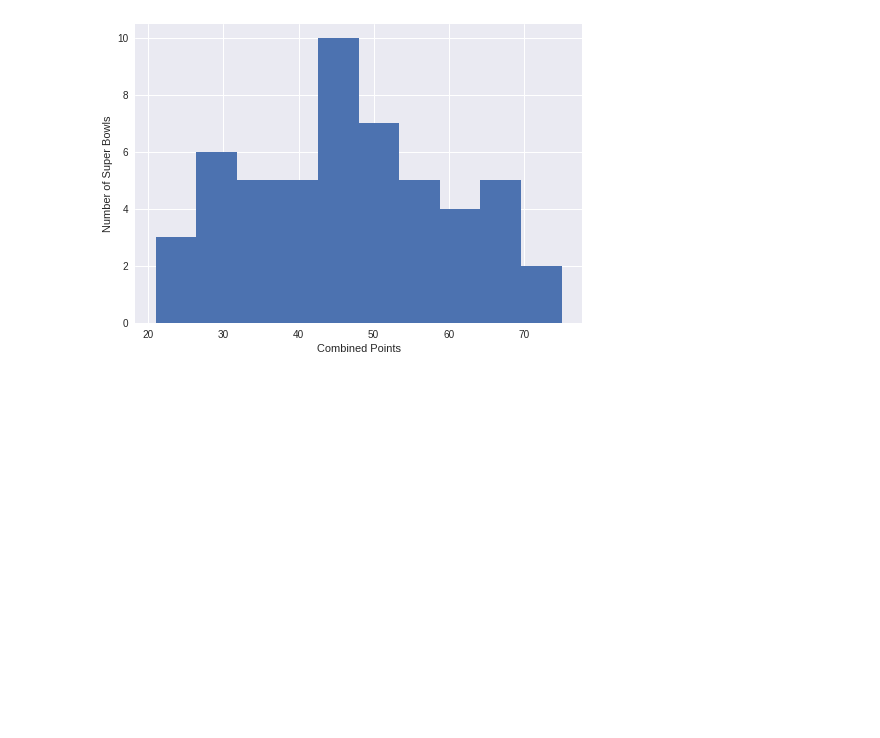
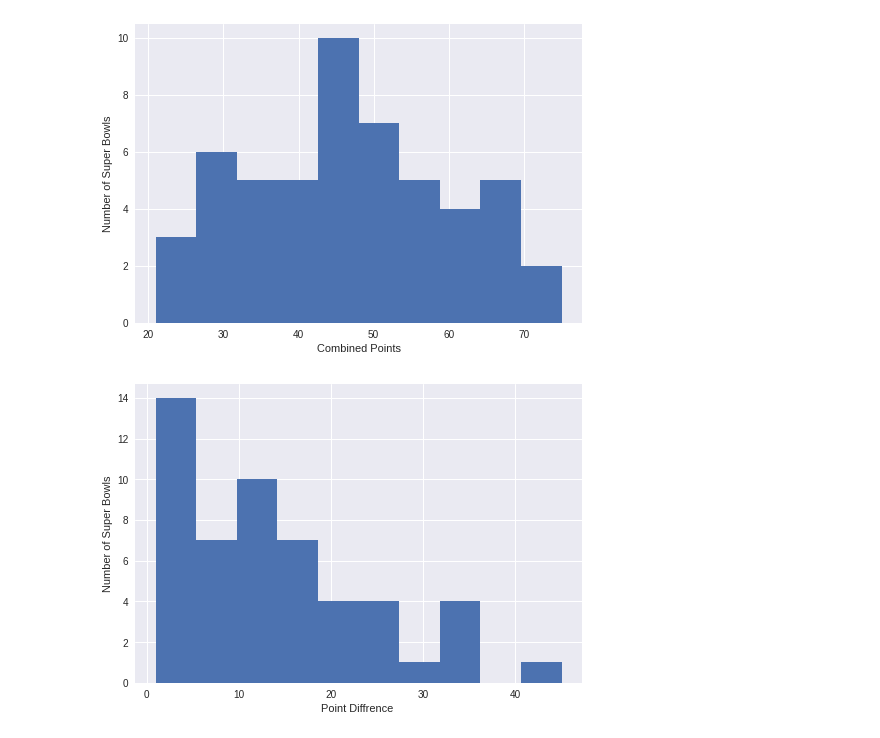
Before and after one commit to bou3agga/Analyzing-TV-Data, a Jupyter notebook: Analyzing-TV-Data.ipynb, the cells around one changed output. Drawn from its saved outputs; the diff is of its cells as text; code cells hidden in the pictures; blank space fills up the shorter version.

Commit message:
Point difference distribution

```diff
--- a/Analyzing-TV-Data.ipynb
+++ b/Analyzing-TV-Data.ipynb
@@ -77,3 +77,15 @@ display(super_bowls[super_bowls['combined_pts']<25])
 | 45 | 1973-01-14 | 7 | Memorial Coliseum | Los Angeles | California | 90182 | Miami Dolphins | 14 | Bob Griese | ... |
 | 49 | 1969-01-12 | 3 | Orange Bowl | Miami | Florida | 75389 | New York Jets | 16 | Joe Namath | ... |
 [figure]
+# %%
+#ploting the histogram of point diffrence
+plt.hist(super_bowls.difference_pts)
+plt.xlabel("Point Diffrence ")
+plt.ylabel("Number of Super Bowls")
+plt.show()
+#Super Bowls where the point difference was equal to 1
+display(super_bowls[super_bowls['difference_pts']==1])
+#Super Bowl(s) where the point difference was greater than or equal to 35
+display(super_bowls[super_bowls['difference_pts']>=35])
+# %% [output]
+[figure, added]
```
Also changed, not shown: parts of 1 cell of this notebook.
